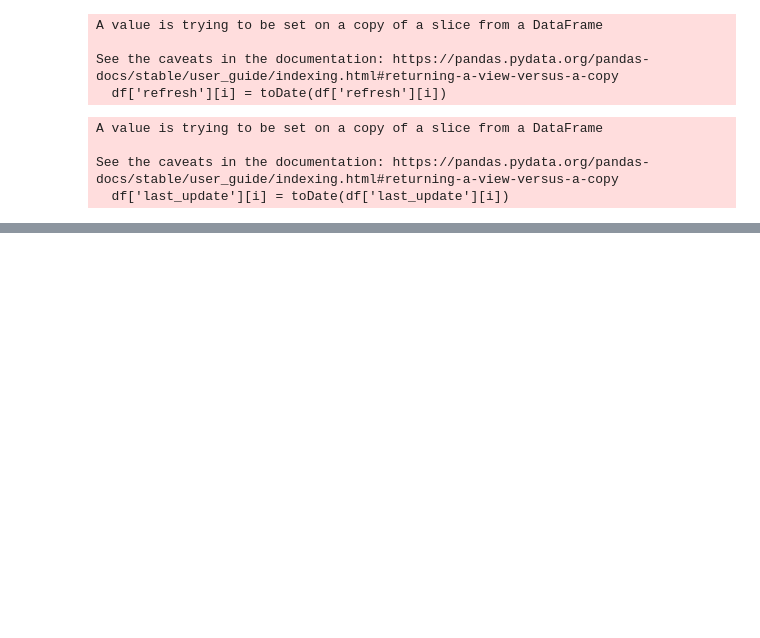
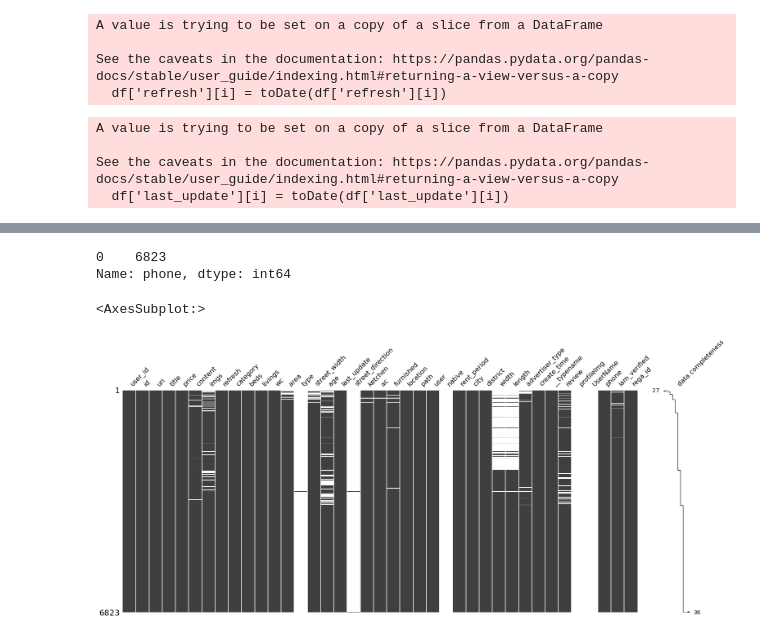
Before and after one commit to Abdulmalik-rebdi/aqar, a Jupyter notebook: src/cleaning.ipynb, the cells around one changed output, grey strips where cells are left out. Saved outputs shown, nothing was run; the diff lists cells and outputs as text; code cells hidden in the pictures; blank space fills up the shorter version.

```diff
--- a/src/cleaning.ipynb
+++ b/src/cleaning.ipynb
@@ -97,0 +128,8 @@ See the caveats in the documentation: https://pandas.pydata.org/pandas-docs/stab
+# %%
+i = 0
+while i < len(df['user']):
+    a = df['user'][i]
+    res = ast.literal_eval(a)
+
+    df['profileImg'][i] = res.get('profileImg')
+    i+=1
@@ -97,0 +141,16 @@ See the caveats in the documentation: https://pandas.pydata.org/pandas-docs/stab
+# %%
+i = 0
+while i < len(df['user']):
+    a = df['user'][i]
+    res = ast.literal_eval(a)
+
+    df['UserName'][i] = res.get('UserName')
+    i+=1
+# %%
+i = 0
+while i < len(df['user']):
+    a = df['user'][i]
+    res = ast.literal_eval(a)
+
+    df['iam_verified'][i] = res.get('iam_verified')
+    i+=1
@@ -97,0 +162,8 @@ See the caveats in the documentation: https://pandas.pydata.org/pandas-docs/stab
+# %%
+i = 0
+while i < len(df['user']):
+    a = df['user'][i]
+    res = ast.literal_eval(a)
+
+    df['phone'][i] = res.get('phone')
+    i+=1
@@ -98 +200,11 @@ See the caveats in the documentation: https://pandas.pydata.org/pandas-docs/stab
+# %%
+df['phone'].value_counts()
+# %% [output]
+0    6823
+Name: phone, dtype: int64
+# %%
+msno.matrix(df, labels=True, filter="bottom", sort="ascending", n=50)
+# %% [output]
+<AxesSubplot:>
+[figure, added]
 # %%
```
Also changed, not shown: parts of 14 cells of this notebook.
